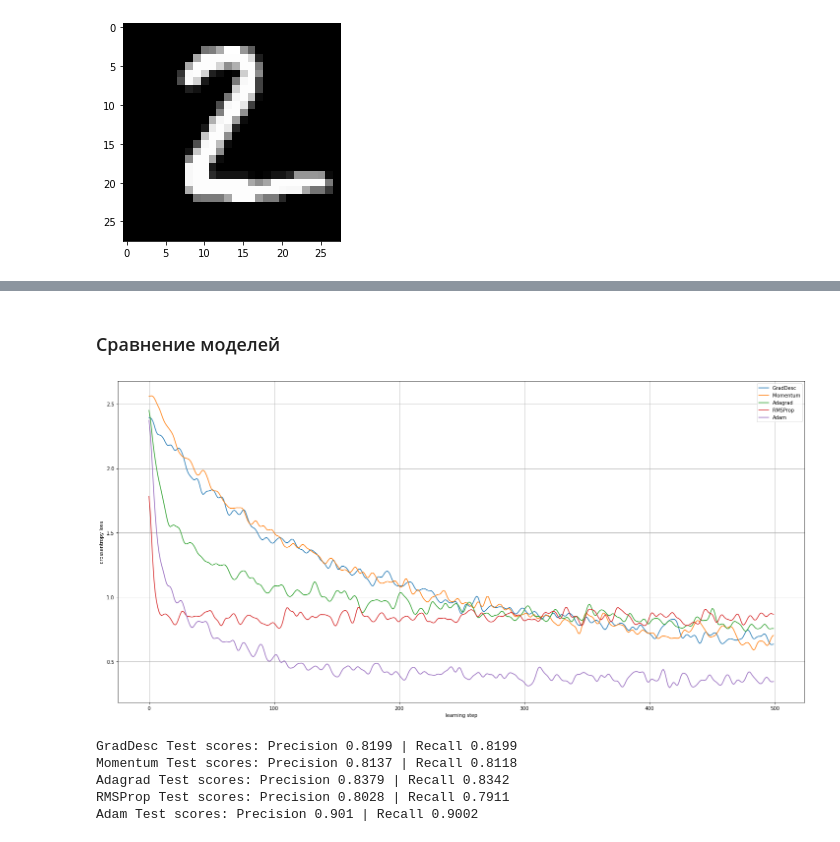
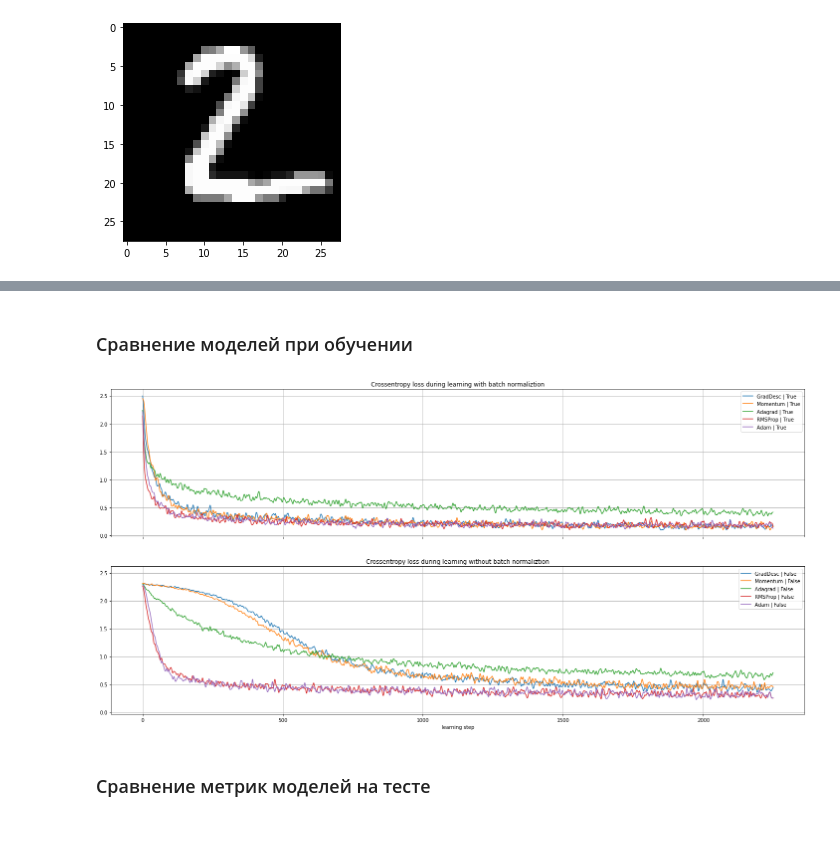
Before and after one commit to siprok/handmade_nn, a Jupyter notebook: notebooks/2 model_using.ipynb, the cells around one changed output, grey strips where cells are left out. Drawn from its saved outputs; the diff is of its cells as text; code cells hidden in the pictures.

Commit message:
fix dense backprop bug; fix dense models demo

```diff
--- a/notebooks/2 model_using.ipynb
+++ b/notebooks/2 model_using.ipynb
@@ -61,6 +66,11 @@ plt.imshow(test_images[1,:,:], cmap='gray')
 # %%
-n_train = 40000
+n_train = 60000
 n_classes = 10
+# Обучающая выборка
 prepared_labels = train_labels[:n_train]
 prepared_images = train_images[:n_train].reshape(n_train, -1)
 prepared_images = (prepared_images > 0).astype(np.uint8)
+# Тестовая выборка
+prepared_t_labels = test_labels
+prepared_t_images = test_images.reshape(test_size, -1)
+prepared_t_images = (prepared_t_images > 0).astype(np.uint8)
@@ -217,33 +167,23 @@ plt.plot(history_adam.flatten())
 # %% [markdown]
-### Сравнение моделей
+### Сравнение моделей при обучении
-# %%
-legend = ['GradDesc', 'Momentum', 'Adagrad', 'RMSProp', 'Adam']
-losses_hub = [history_grad, history_momentum, history_adagrad, history_rmsprop, history_adam]
-plt.figure(figsize=(25,12))
-for loss in losses_hub:
-    curve = gaussian_filter1d(loss.flatten(), sigma=2)
-    plt.plot(curve)
-plt.grid()
-plt.legend(legend);
-plt.ylabel("crossentropy loss");
-plt.xlabel("learning step");
-# %% [output]
-[figure, removed]
-# %%
-model_hub = [model_grad, model_momentum, model_adagrad, model_rmsprop, model_adam]
-prepared_t_labels = test_labels
-prepared_t_images = test_images.reshape(test_size, -1)
-prepared_t_images = (prepared_t_images > 0).astype(np.uint8)
-for model, title in zip(model_hub, legend):
-    test_prediction = model.predict(prepared_t_images)
-    print( title +
-        " Test scores: "
-            + " | ".join((m.__class__.__name__ + " "
-                        + str(round(m.calc(prepared_t_labels, test_prediction), 4))
-                            for m in metrics)))
-# %% [output]
-GradDesc Test scores: Precision 0.8199 | Recall 0.8199
-Momentum Test scores: Precision 0.8137 | Recall 0.8118
-Adagrad Test scores: Precision 0.8379 | Recall 0.8342
-RMSProp Test scores: Precision 0.8028 | Recall 0.7911
-Adam Test scores: Precision 0.901 | Recall 0.9002
+# %%
+fig, ax = plt.subplots(nrows=2, ncols=1, sharex=True, sharey=True, figsize=(25,12))
+legend = [[],[]]
+
+for label, loss in loss_histories.items():
+    ind = 0 if "True" in label else 1
+    curve = gaussian_filter1d(loss.flatten(), sigma=2)
+    legend[ind].append(label)
+    ax[ind].plot(curve)
+for i in range(2):
+    ax[i].grid()
+    ax[i].legend(legend[i])
+    if i < 1:
+        ax[i].set_title("Crossentropy loss during learning with batch normaliztion");
+    else:
+        ax[i].set_title("Crossentropy loss during learning without batch normaliztion");
+plt.xlabel("learning step");
+# %% [output]
+[figure, added]
+# %% [markdown]
+### Сравнение метрик моделей на тесте
```
Also changed, not shown: parts of 23 cells of this notebook, 5 other files.
